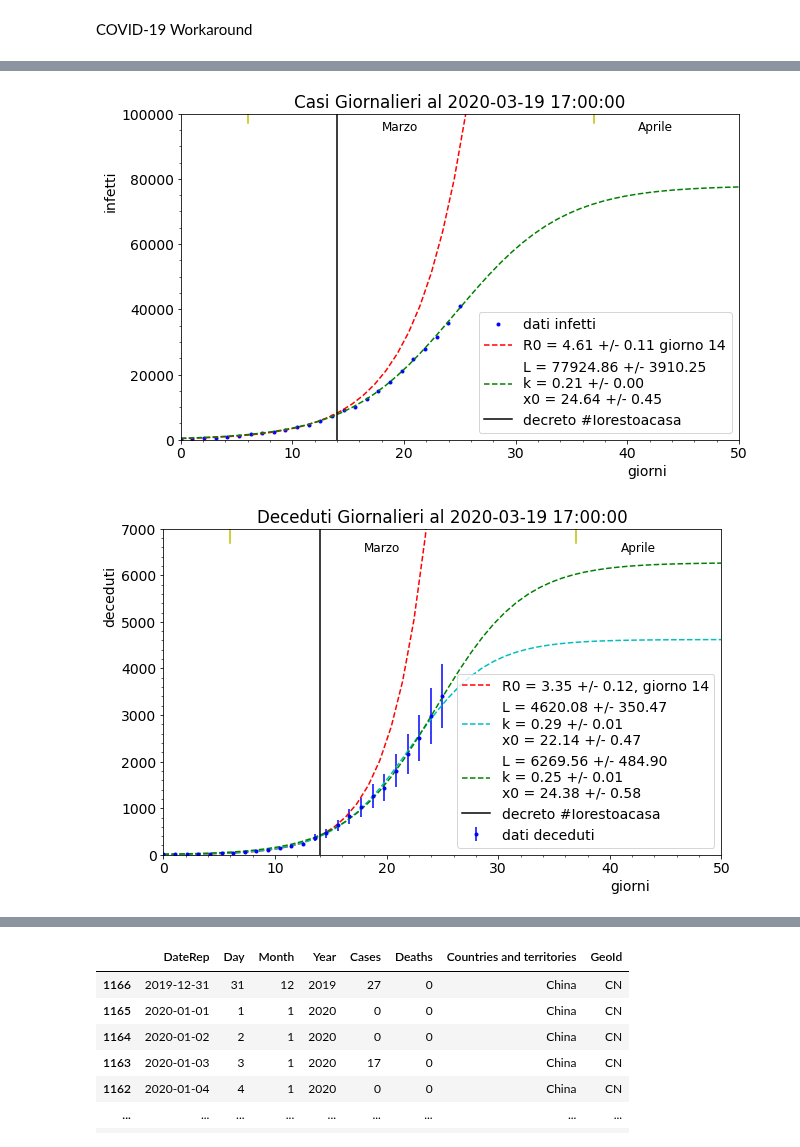
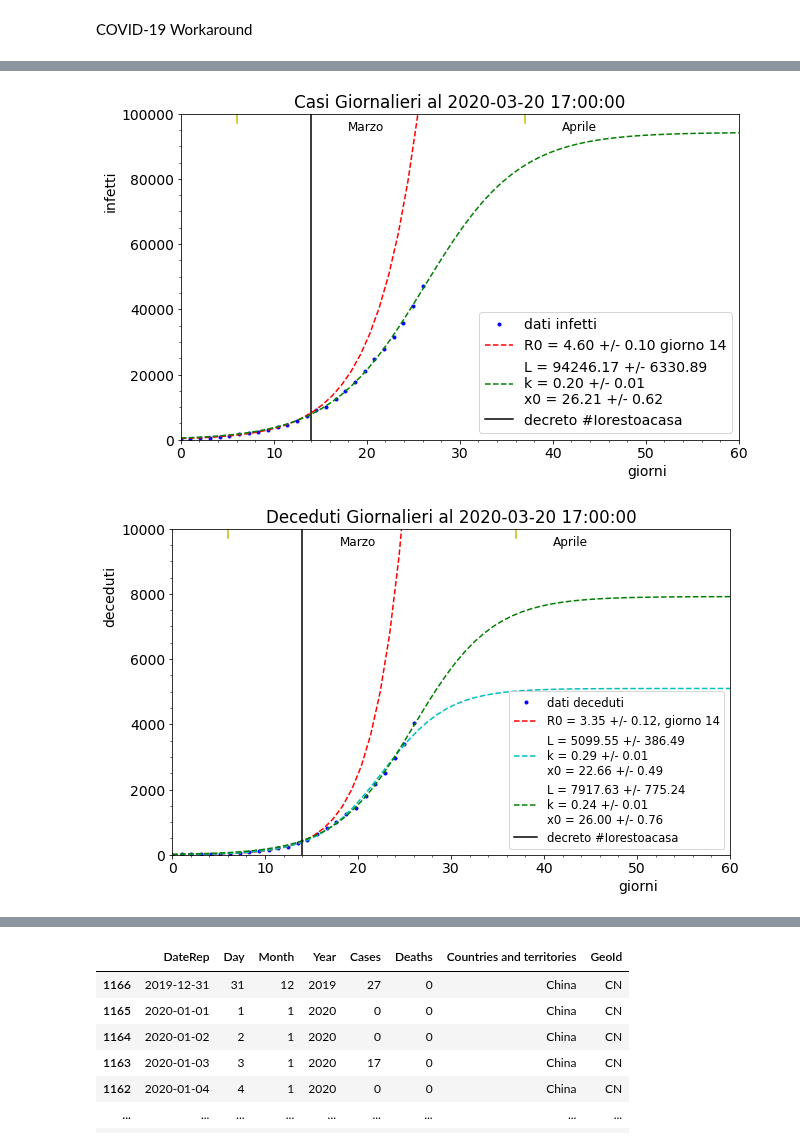
Before and after one commit to lorenzopaolucci/studenti, a Jupyter notebook: covid19.ipynb, the cells around one changed output, grey strips where cells are left out. Cells and saved outputs as stored; diff of their text form; code cells hidden in the pictures.

```diff
--- a/covid19.ipynb
+++ b/covid19.ipynb
@@ -63,17 +63,22 @@ popt_e,pcov_e = curve_fit(Exp,x[x<max_exp_fit], df['totale_casi'][x<max_exp_fit]
 perr_e = np.sqrt(np.diag(pcov_e))
 fig, ax = plt.subplots(figsize=(10,6))
 ax.plot(x, df['totale_casi'], 'b.', label='dati infetti')
+
 popt_l,pcov_l = curve_fit(Logistic,x, df['totale_casi'], p0=[4000.,4., 10.])
 perr_l = np.sqrt(np.diag(pcov_l))
-x=np.linspace(0,50,50)
+
+x=np.linspace(0,60,60)
 ax.plot(x, Exp(x, *popt_e), 'r--', label='R0 = {0:.2f} +/- {1:.2f} giorno {2:d}'.format(popt_e[1], perr_e[1], max_exp_fit))
 ax.plot(x, Logistic(x, *popt_l), 'g--', label='L = {0:.2f} +/- {1:.2f}\nk = {2:.2f} +/- {3:.2f} \
 \nx0 = {4:.2f} +/- {5:.2f}'.format(popt_l[0], perr_l[0], popt_l[1], perr_l[1], popt_l[2], perr_l[2]))
-ax.set_xlim(0,50)
+#ax.plot(x, np.gradient(Logistic(x, *popt_l),x)*10, 'g--')
+
+ax.set_xlim(0,60)
 ax.set_ylim(0,100000)
 ax.plot([14,14], [0,100000], 'k-', label='decreto #Iorestoacasa')
 ax.plot([6,6], [97000,100000], 'y-')
 ax.plot([6+31,6+31], [97000,100000], 'y-')
+ax.plot([6+31+30,6+31+30], [97000,100000], 'y-')
 ax.text(6+35, 95000, 'Aprile', fontsize=12)
 ax.text(6+12, 95000, 'Marzo', fontsize=12)
 ax.set_title('Casi Giornalieri al '+str(np.array(df['data'])[-1]))
@@ -83,46 +88,47 @@ ax.set_ylabel('infetti', horizontalalignment = 'left', y=0.7)
 plt.minorticks_on()
 plt.show()
 # %% [output]
-[figure, old version]
+[figure, new version]
 # %%
 x = np.linspace(0, len(df['data']), len(df['data']))
 # confronto con la Gompertz
 max_exp_fit = 14
 popt_e,pcov_e = curve_fit(Exp,x[x<max_exp_fit], df['deceduti'][x<max_exp_fit], p0=[1,2])
 perr_e = np.sqrt(np.diag(pcov_e))
 fig, ax = plt.subplots(figsize=(10,6))
 err = df['deceduti']/np.sqrt(len(df['deceduti']))
-ax.errorbar(x, df['deceduti'], yerr=err, fmt='b.', label='dati deceduti')
+#ax.errorbar(x, df['deceduti'], yerr=err, fmt='b.', label='dati deceduti')
+ax.plot(x, df['deceduti'], 'b.', label='dati deceduti')
 min_log_fit = 8
 popt_l,pcov_l = curve_fit(Logistic,x[x>min_log_fit], df['deceduti'][x>min_log_fit],
                           p0=[4000.,4., 10.], sigma=err[x>min_log_fit])
 perr_l = np.sqrt(np.diag(pcov_l))
 popt_l_0,pcov_l_0 = curve_fit(Logistic,x[x>min_log_fit], df['deceduti'][x>min_log_fit],
                           p0=[4000.,4., 10.])
 perr_l_0 = np.sqrt(np.diag(pcov_l_0))
-x=np.linspace(0,50,50)
+x=np.linspace(0,60,60)
 ax.plot(x, Exp(x, *popt_e), 'r--', label='R0 = {0:.2f} +/- {1:.2f}, giorno {2:d}'.format(popt_e[1], perr_e[1], max_exp_fit))
 ax.plot(x, Logistic(x, *popt_l), 'c--', label='L = {0:.2f} +/- {1:.2f}\nk = {2:.2f} +/- {3:.2f} \
 \nx0 = {4:.2f} +/- {5:.2f}'.format(popt_l[0], perr_l[0], popt_l[1], perr_l[1], popt_l[2], perr_l[2]))
 
 ax.plot(x, Logistic(x, *popt_l_0), 'g--', label='L = {0:.2f} +/- {1:.2f}\nk = {2:.2f} +/- {3:.2f} \
 \nx0 = {4:.2f} +/- {5:.2f}'.format(popt_l_0[0], perr_l_0[0], popt_l_0[1], perr_l_0[1], popt_l_0[2], perr_l_0[2]))
 #ax.set_yscale('log')
-ax.set_xlim(0,50)
-ax.set_ylim(0,7000)
-ax.plot([14,14], [0,7000], 'k-', label='decreto #Iorestoacasa')
-ax.plot([6,6], [6700,7000], 'y-')
-ax.plot([6+31,6+31], [6700,7000], 'y-')
-ax.text(6+35, 6500, 'Aprile', fontsize=12)
-ax.text(6+12, 6500, 'Marzo', fontsize=12)
-ax.legend(loc=4)
+ax.set_xlim(0,60)
+ax.set_ylim(0,10000)
+ax.plot([14,14], [0,10000], 'k-', label='decreto #Iorestoacasa')
+ax.plot([6,6], [9700,10000], 'y-')
+ax.plot([6+31,6+31], [9700,10000], 'y-')
+ax.text(6+35, 9500, 'Aprile', fontsize=12)
+ax.text(6+12, 9500, 'Marzo', fontsize=12)
+ax.legend(loc=4, prop={'size':'small'})
 ax.set_title('Deceduti Giornalieri al '+str(np.array(df['data'])[-1]))
 ax.set_xlabel('giorni', horizontalalignment = 'left', x=0.8)
 ax.set_ylabel('deceduti', horizontalalignment = 'left', y=0.7)
 plt.minorticks_on()
 plt.show()
 # %% [output]
-[figure, old version]
+[figure, new version]
 # %%
 x = np.linspace(0, len(df['data']), len(df['data']))
 # confronto con la Gompertz
```
Also changed, not shown: parts of 8 cells of this notebook.
